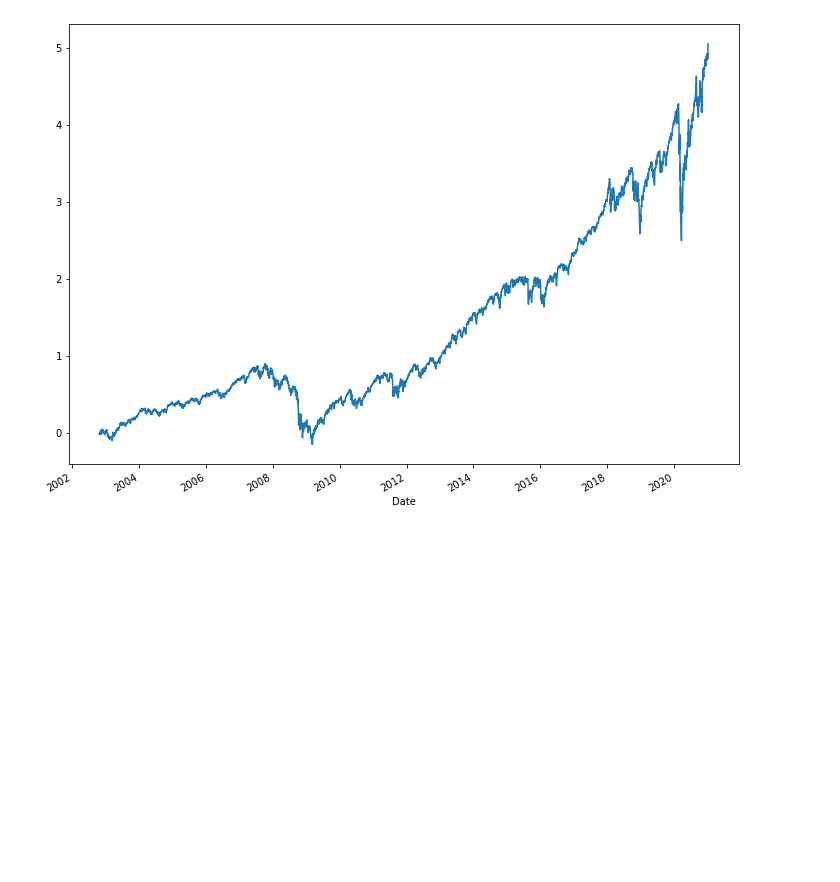
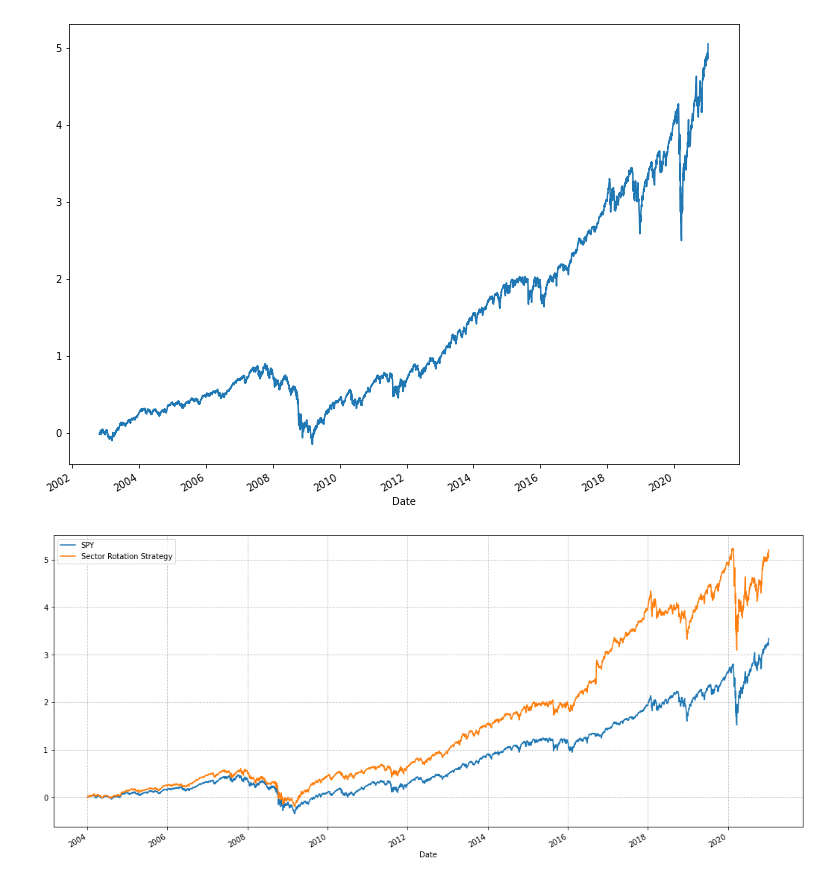
Before and after one commit to eliekawerk/stock-rotation-strategy, a Jupyter notebook: 1-stock-rotation-strategy-vanilla.ipynb, the cells around one changed output. Cells and saved outputs as stored; diff of their text form; code cells hidden in the pictures; blank space fills up the shorter version.

```diff
--- a/1-stock-rotation-strategy-vanilla.ipynb
+++ b/1-stock-rotation-strategy-vanilla.ipynb
@@ -211 +198,12 @@ plt.show()
+# %%
+fig, ax = plt.subplots(figsize=(18,8))
+
+for (st_name, st) in zip(('SPY', 'Sector Rotation Strategy'), (spy_cum_rets, strategy_cum_rets)):
+    st.plot(ax=ax, label=st_name)
+
+plt.grid(ls='--', alpha=0.8)
+plt.legend()
+plt.show()
+# %% [output]
+[figure, added]
 # %%
```
Also changed, not shown: parts of 10 cells of this notebook.
